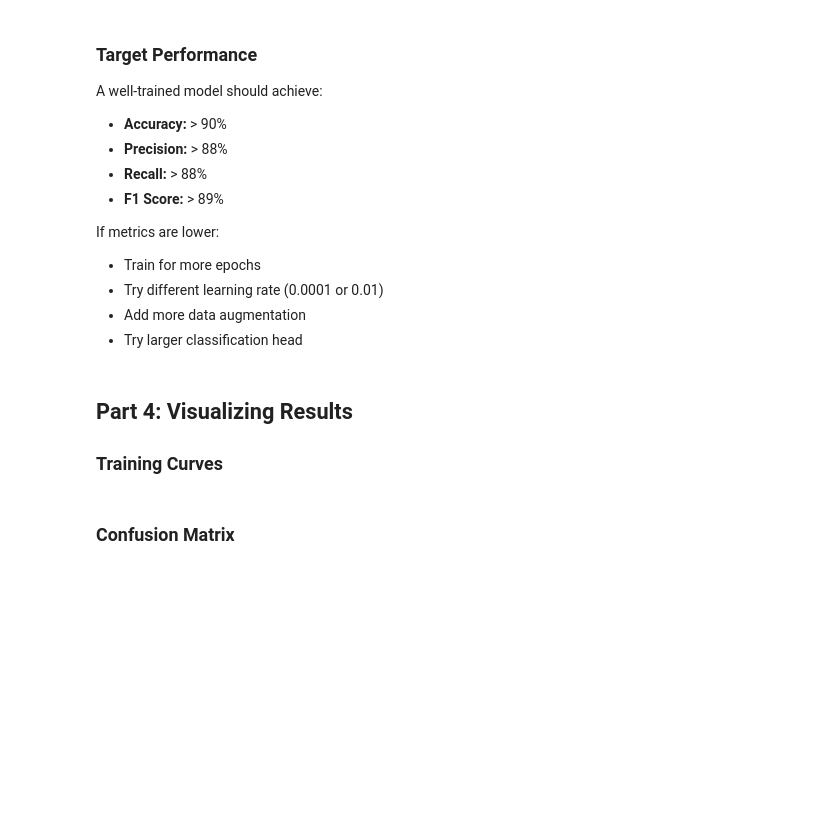
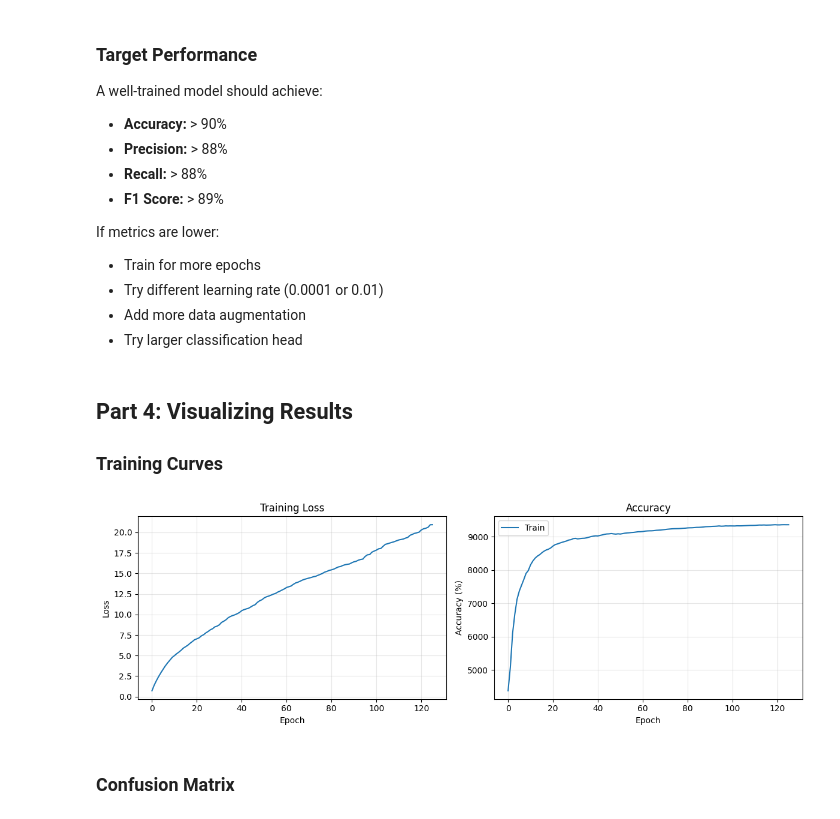
Before and after one commit to hhe0u0/micrograd-lab, a Jupyter notebook: lab5_transfer_learning_solution.ipynb, the cells around one changed output. Cells and saved outputs as stored; diff of their text form; code cells hidden in the pictures; blank space fills up the shorter version.

```diff
--- a/lab5_transfer_learning_solution.ipynb
+++ b/lab5_transfer_learning_solution.ipynb
@@ -1294,18 +1294,18 @@ for epoch in range(num_epochs):
         predictions = (torch.sigmoid(outputs) > 0.5).long()
         correct += (predictions == labels).sum().item()
         total += labels.size(0)
-
+        running_acc = correct/total*100
         # Update progress bar
         pbar.set_postfix({
             'loss': f'{running_loss/(pbar.n+1):.4f}',
-            'acc': f'{correct/total*100:.2f}%'
+            'acc': f'{running_acc:.2f}%'
         })
-
+        train_losses.append(running_loss)
+        train_accs.append(running_acc)
     # Epoch summary
     epoch_loss = running_loss / len(train_loader)
     epoch_acc = correct / total
-    train_losses.append(epoch_loss)
-    train_accs.append(epoch_acc)
+
 
     print(f"Epoch [{epoch+1}/{num_epochs}] - Loss: {epoch_loss:.4f}, Acc: {epoch_acc*100:.2f}%")
 
@@ -1403,27 +1414,31 @@ If metrics are lower:
 # %%
 # Uncomment after training:
 
 fig, (ax1, ax2) = plt.subplots(1, 2, figsize=(12, 4))
 
 # Plot loss
 ax1.plot(train_losses)
 ax1.set_xlabel('Epoch')
 ax1.set_ylabel('Loss')
 ax1.set_title('Training Loss')
 ax1.grid(True, alpha=0.3)
 
 # Plot accuracy
 ax2.plot([acc*100 for acc in train_accs], label='Train')
-if val_accs:
-    ax2.plot([acc*100 for acc in val_accs], label='Validation')
+# You can optionally evaluate the performance of the model on eval dataset during training
+# to see if the model is overfitting.
+if len(eval_accs) > 0:
+    ax2.plot([acc*100 for acc in eval_accs], label='Validation')
 ax2.set_xlabel('Epoch')
 ax2.set_ylabel('Accuracy (%)')
 ax2.set_title('Accuracy')
 ax2.legend()
 ax2.grid(True, alpha=0.3)
 
 plt.tight_layout()
 plt.show()
+# %% [output]
+[figure, added]
 # %% [markdown]
 ### Confusion Matrix
 # %%
```
Also changed, not shown: parts of 5 cells of this notebook.
